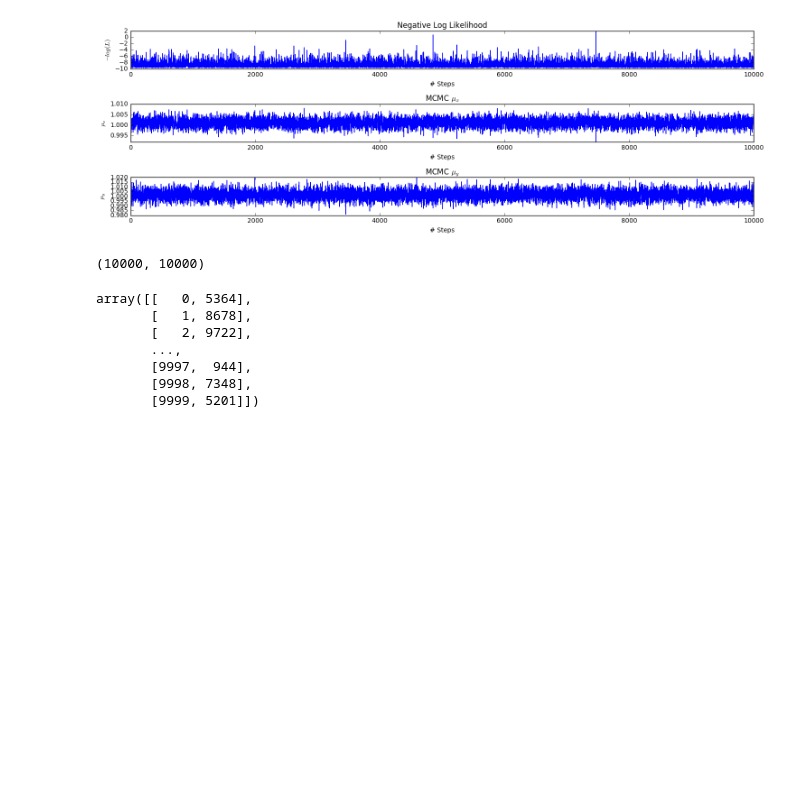
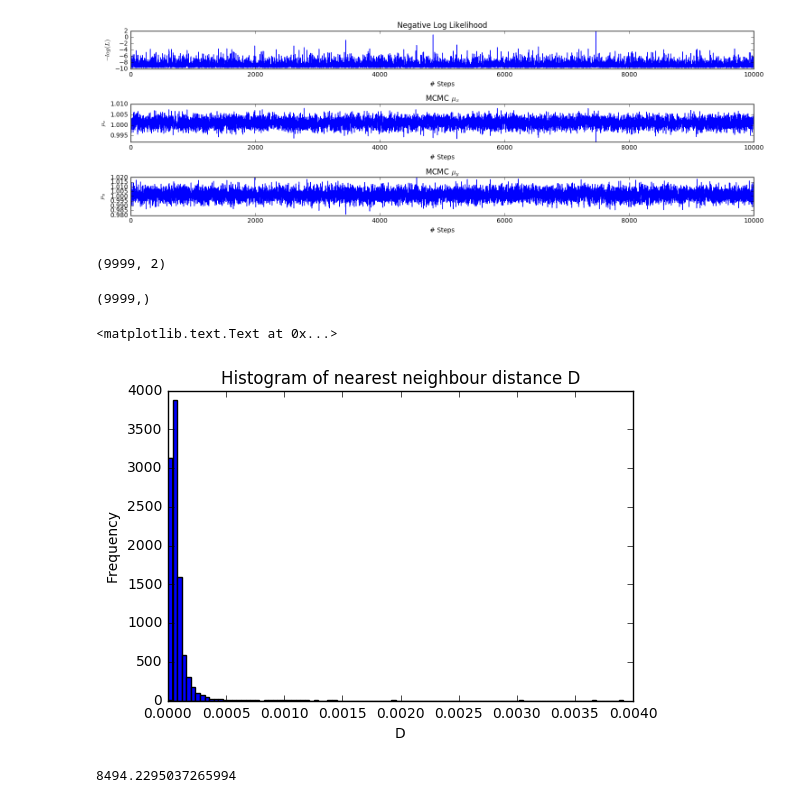
Before and after one commit to yabebalFantaye/BayesSchool2016, a Jupyter notebook: alan_q7.ipynb, the cells around one changed output. Drawn from its saved outputs; the diff is of its cells as text; code cells hidden in the pictures; blank space fills up the shorter version.

```diff
--- a/alan_q7.ipynb
+++ b/alan_q7.ipynb
@@ -127,22 +159,35 @@ plt.tight_layout()
 [figure]
 # %%
 dist = DistanceMetric.get_metric('euclidean')
-nnd=dist.pairwise(d2d)
+chain=np.vstack((xs, ys)).T
+print(chain.shape)
+nnd=dist.pairwise(chain)
+# %% [output]
+(9999, 2)
-# %%
-nnd.shape
-# %% [output]
-(10000, 10000)
+# %%
+nnd[np.where(nnd==0)]=1e30
+nnd_1k=nnd.min(axis=1)
+nnd_1k.shape
+# %% [output]
+(9999,)
+# %%
+plt.hist(nnd_1k,bins=100)
+plt.xlabel('D')
+plt.ylabel('Frequency')
+plt.title('Histogram of nearest neighbour distance D')
+# %% [output]
+<matplotlib.text.Text at 0x...>
+[figure, added]
 # %%
-nbrs = NearestNeighbors(n_neighbors=2, algorithm='ball_tree').fit(d2d)
-distances, indices = nbrs.kneighbors(X)
+a,dpx=data_evidence(nchain,nnd_1k,Like)
 
-kdt = KDTree(d2d, leaf_size=30, metric='euclidean')
-kdt.query(d2d, k=2, return_distance=False)
+#nbrs = NearestNeighbors(n_neighbors=2, algorithm='ball_tree').fit(chain)
+#distances, indices = nbrs.kneighbors(X)
+
+#kdt = KDTree(d2d, leaf_size=30, metric='euclidean')
+#kdt.query(d2d, k=2, return_distance=False)
-# %% [output]
-array([[   0, 5364],
-       [   1, 8678],
-       [   2, 9722],
-       ...,
-       [9997,  944],
-       [9998, 7348],
-       [9999, 5201]])
+# %%
+#plt.plot(a)
+dpx
+# %% [output]
+8494.2295037265994
```
Also changed, not shown: parts of 8 cells of this notebook, 4 other files.
